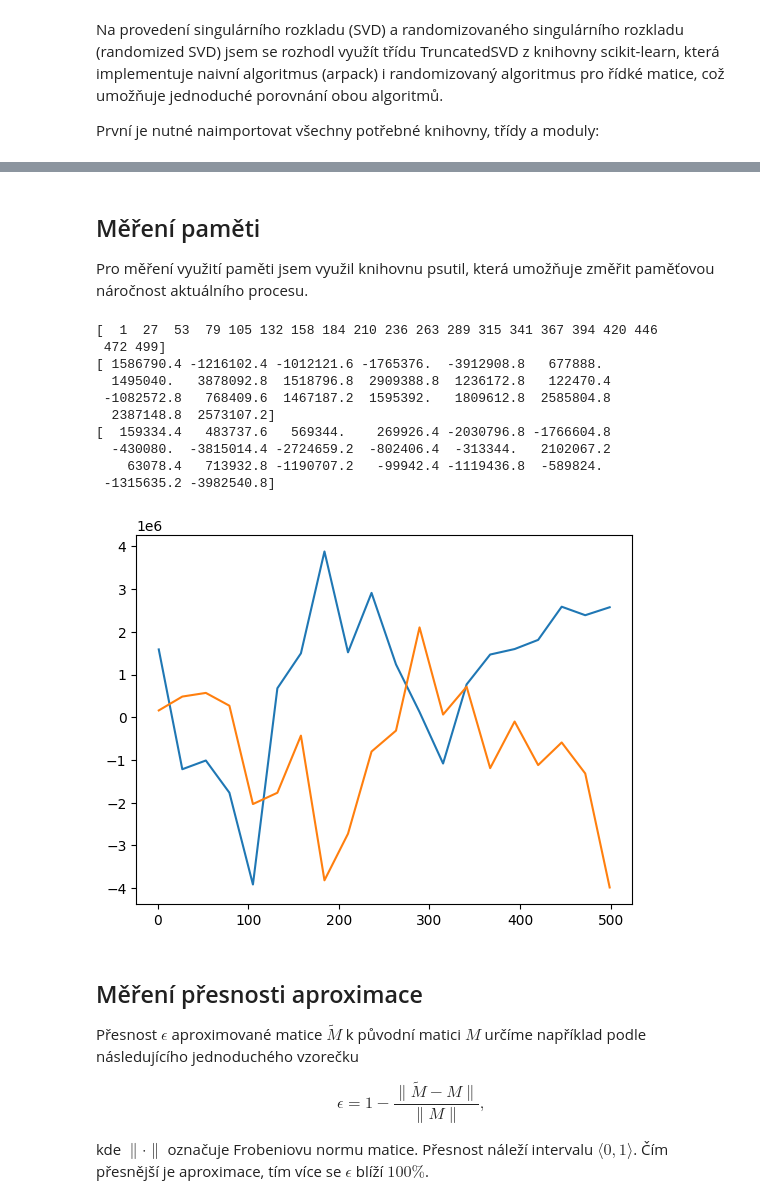
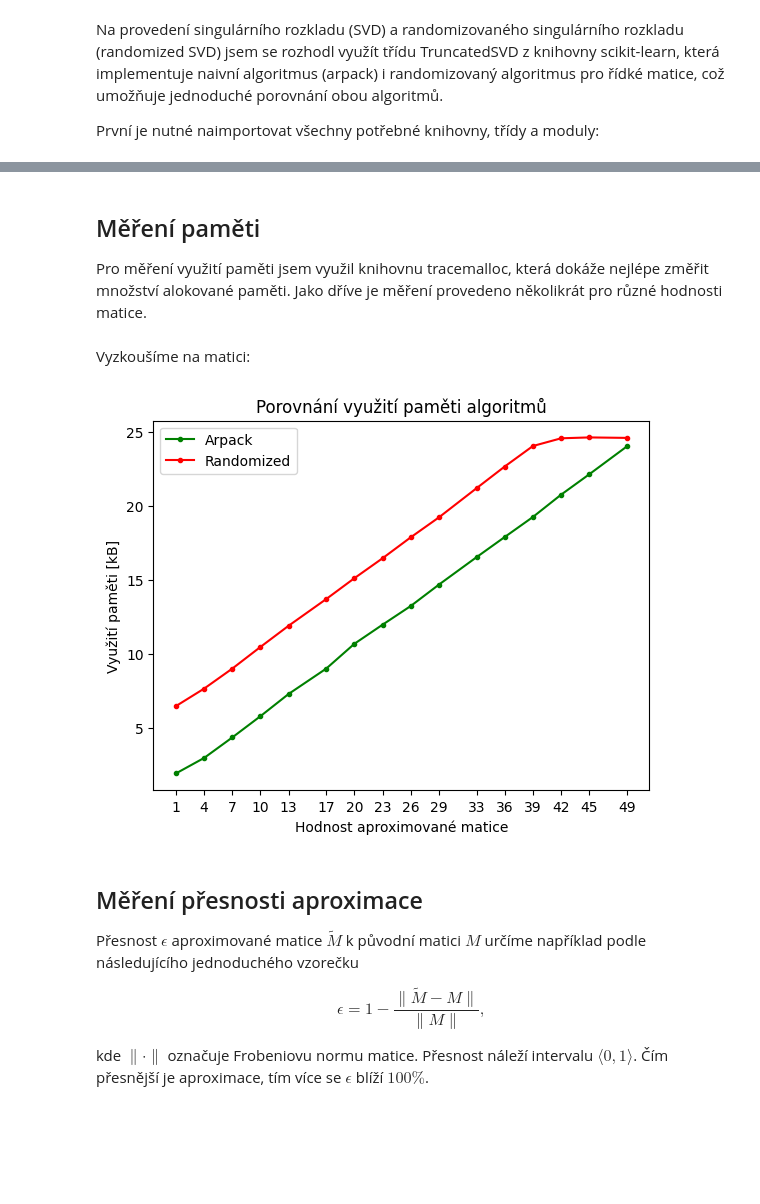
Before and after one commit to OndrejKucera77/numlingebra2, a Jupyter notebook: kod.ipynb, the cells around one changed output, grey strips where cells are left out. Cells and saved outputs as stored; diff of their text form; code cells hidden in the pictures; blank space fills up the shorter version.

```diff
--- a/kod.ipynb
+++ b/kod.ipynb
@@ -77,59 +77,44 @@ plt.show()
 # %% [markdown]
 ## Měření paměti
-Pro měření využití paměti jsem využil knihovnu psutil, která umožňuje změřit paměťovou náročnost aktuálního procesu.
+Pro měření využití paměti jsem využil knihovnu tracemalloc, která dokáže nejlépe změřit množství alokované paměti. Jako dříve je měření provedeno několikrát pro různé hodnosti matice.
 # %%
-def current_memory():
-    process = psutil.Process(os.getpid())
-    return process.memory_info().rss
-
-
-def measure_memory(M):
+def measure_memory(M, r):
     n_min = min(M.shape)
-    x = np.linspace(1, n_min-1, 20, dtype=int)
-    y_arp = np.zeros(20)
-    y_ran = np.zeros(20)
-    repeat_times = 10
+    x = np.linspace(1, n_min-1, r, dtype=int)
+    y_arp = np.zeros(r)
+    y_ran = np.zeros(r)
+    repeat_times = 3
+    svds = []
+    tracemalloc.start()
 
     for _ in range(repeat_times):
         for i, k in enumerate(x):
-            svd = TruncatedSVD(n_components=k, algorithm="arpack")
-            rsvd = TruncatedSVD(n_components=k, algorithm="randomized")
-
-            mem_before = current_memory()
-            svd.fit(M)
-            mem_after = current_memory()
+            mem_before, _ = tracemalloc.get_traced_memory()
+            svds.append(TruncatedSVD(n_components=k, algorithm="arpack"))
+            svds[-1].fit(M)
+            mem_after, _ = tracemalloc.get_traced_memory()
             y_arp[i] += mem_after - mem_before
 
-            mem_before = current_memory()
-            rsvd.fit(M)
-            mem_after = current_memory()
+            mem_before, _ = tracemalloc.get_traced_memory()
+            svds.append(TruncatedSVD(n_components=k, algorithm="randomized"))
+            svds[-1].fit(M)
+            mem_after, _ = tracemalloc.get_traced_memory()
             y_ran[i] += mem_after - mem_before
 
     y_arp /= repeat_times
     y_ran /= repeat_times
+    tracemalloc.stop()
 
     return x, y_arp, y_ran
+# %% [markdown]
+Vyzkoušíme na matici:
 # %%
-x, y_arp, y_ran = measure_memory(M)
-print(x)
-print(y_arp)
-print(y_ran)
-
+x, y_arp, y_ran = measure_memory(M, 16)
 fig, ax = plt.subplots()
-ax.plot(x, y_arp, x, y_ran)
+show_graph(ax, x, y_arp/1000, y_ran/1000, "Porovnání využití paměti algoritmů", "Využití paměti [kB]")
 plt.show()
 # %% [output]
-[  1  27  53  79 105 132 158 184 210 236 263 289 315 341 367 394 420 446
- 472 499]
-[ 1586790.4 -1216102.4 -1012121.6 -1765376.  -3912908.8   677888.
-  1495040.   3878092.8  1518796.8  2909388.8  1236172.8   122470.4
- -1082572.8   768409.6  1467187.2  1595392.   1809612.8  2585804.8
-  2387148.8  2573107.2]
-[  159334.4   483737.6   569344.    269926.4 -2030796.8 -1766604.8
-  -430080.  -3815014.4 -2724659.2  -802406.4  -313344.   2102067.2
-    63078.4   713932.8 -1190707.2   -99942.4 -1119436.8  -589824.
- -1315635.2 -3982540.8]
-[figure, old version]
+[figure, new version]
 # %% [markdown]
 ## Měření přesnosti aproximace
 Přesnost $\epsilon$ aproximované matice $\tilde{M}$ k původní matici $M$ určíme například podle následujícího jednoduchého vzorečku
```
Also changed, not shown: parts of 12 cells of this notebook.
